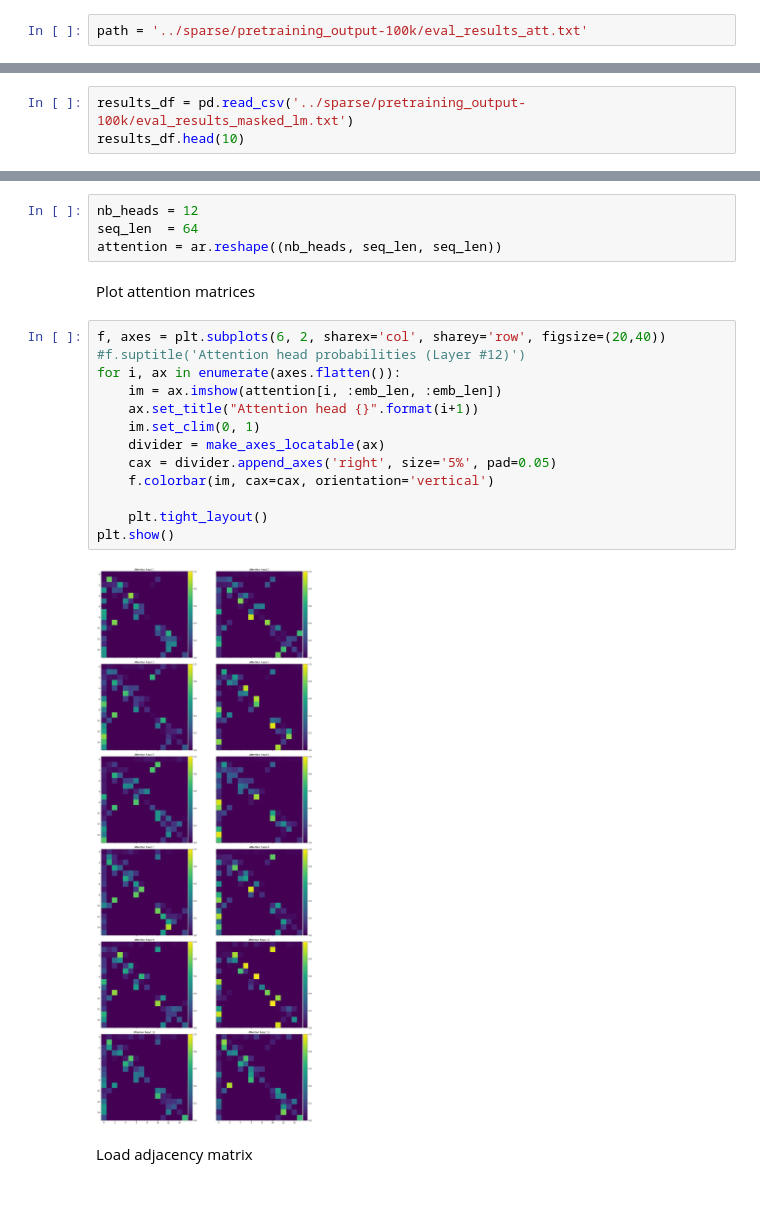
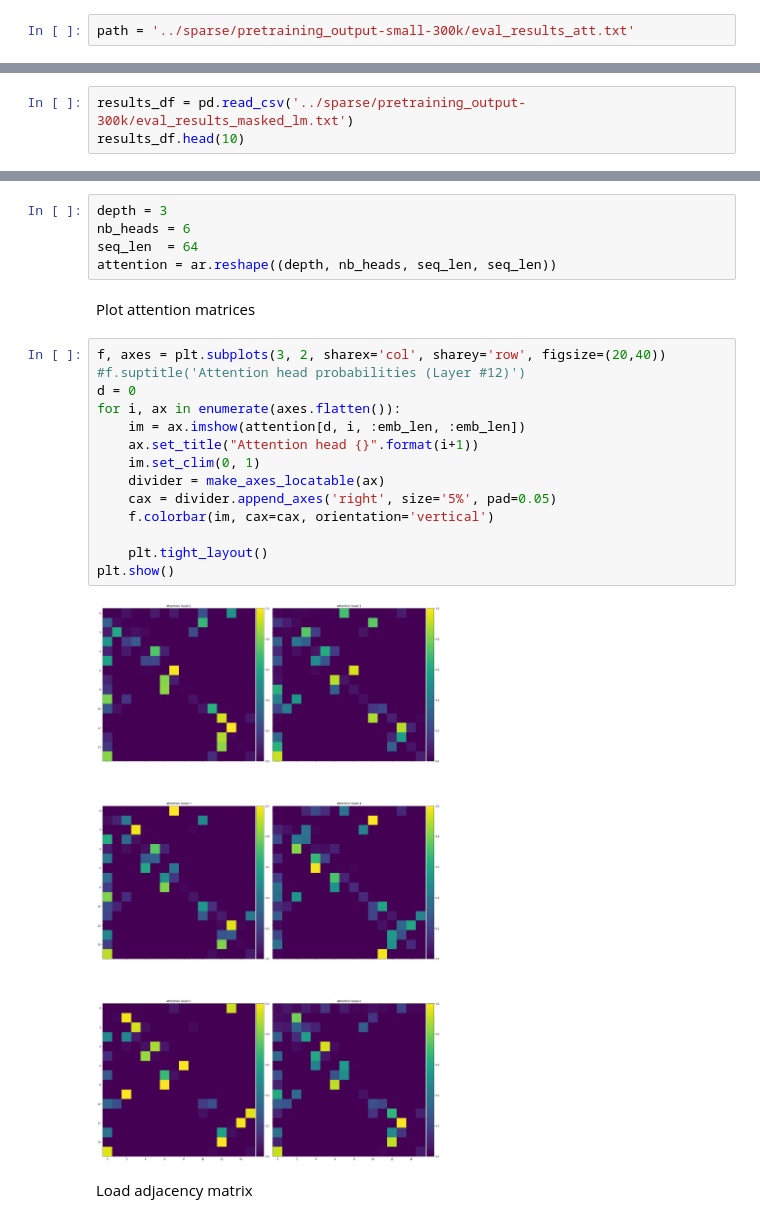
Before and after one commit to dtsbourg/BiFocalE, a Jupyter notebook: notebook/Inspect Attention.ipynb, the cells around one changed output, grey strips where cells are left out. Drawn from its saved outputs; the diff is of its cells as text.

```diff
--- a/notebook/Inspect Attention.ipynb
+++ b/notebook/Inspect Attention.ipynb
@@ -10,7 +10,7 @@ blue = '#1b69e8'
 import os
 import pandas as pd
 # %%
-path = '../sparse/pretraining_output-100k/eval_results_att.txt'
+path = '../sparse/pretraining_output-small-300k/eval_results_att.txt'
 # %% [markdown]
 Load vocabulary
 # %%
@@ -21,7 +21,7 @@ vocab.shape
 # %% [markdown]
 Load predictions results
 # %%
-results_df = pd.read_csv('../sparse/pretraining_output-100k/eval_results_masked_lm.txt')
+results_df = pd.read_csv('../sparse/pretraining_output-300k/eval_results_masked_lm.txt')
 results_df.head(10)
 # %% [output]
 |  | masked_lm_predictions | label_ids | masked_lm_positions | 0 | 1 | 2 | 3 | 4 | ... |
@@ -81,24 +81,26 @@ ar.shape
 # %%
-nb_heads = 12
+depth = 3
+nb_heads = 6
 seq_len  = 64
-attention = ar.reshape((nb_heads, seq_len, seq_len))
+attention = ar.reshape((depth, nb_heads, seq_len, seq_len))
 # %% [markdown]
 Plot attention matrices
 # %%
-f, axes = plt.subplots(6, 2, sharex='col', sharey='row', figsize=(20,40))
+f, axes = plt.subplots(3, 2, sharex='col', sharey='row', figsize=(20,40))
 #f.suptitle('Attention head probabilities (Layer #12)')
+d = 0
 for i, ax in enumerate(axes.flatten()):
-    im = ax.imshow(attention[i, :emb_len, :emb_len])
+    im = ax.imshow(attention[d, i, :emb_len, :emb_len])
     ax.set_title("Attention head {}".format(i+1))
     im.set_clim(0, 1)
     divider = make_axes_locatable(ax)
     cax = divider.append_axes('right', size='5%', pad=0.05)
     f.colorbar(im, cax=cax, orientation='vertical')
 
     plt.tight_layout()
 plt.show()
 # %% [output]
-[figure, old version]
+[figure, new version]
 # %% [markdown]
 Load adjacency matrix
 # %%
```
Also changed, not shown: parts of 19 cells of this notebook.
